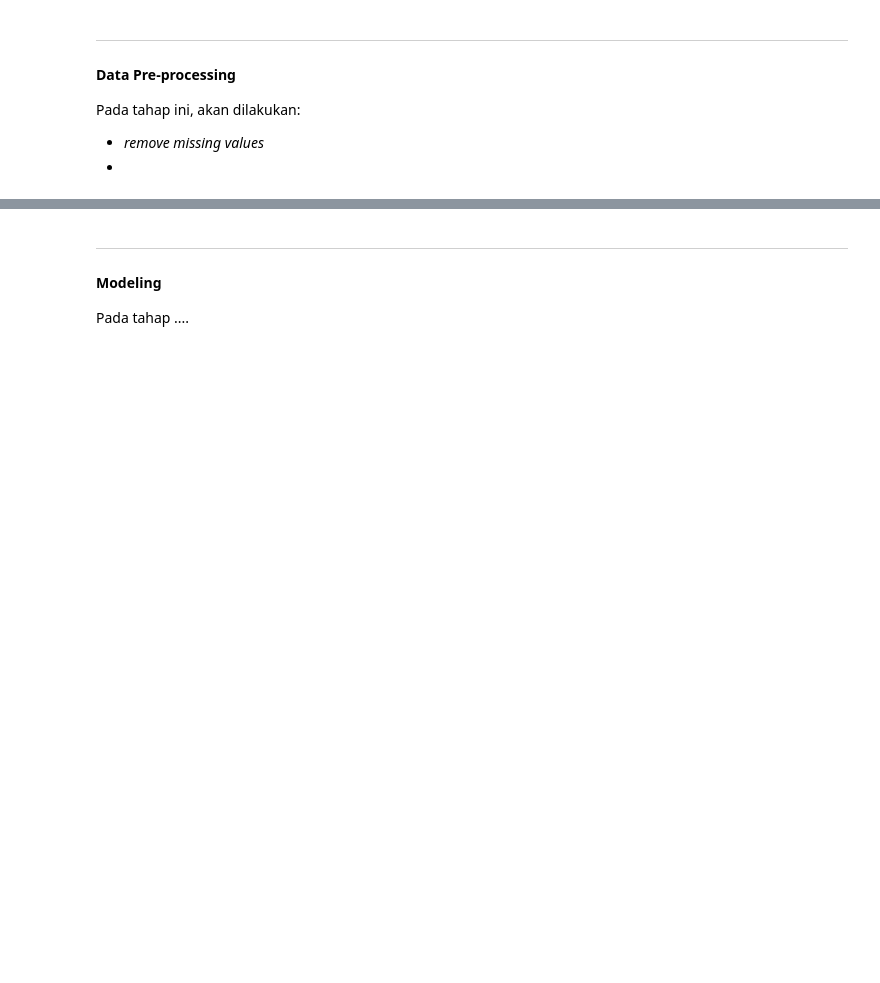
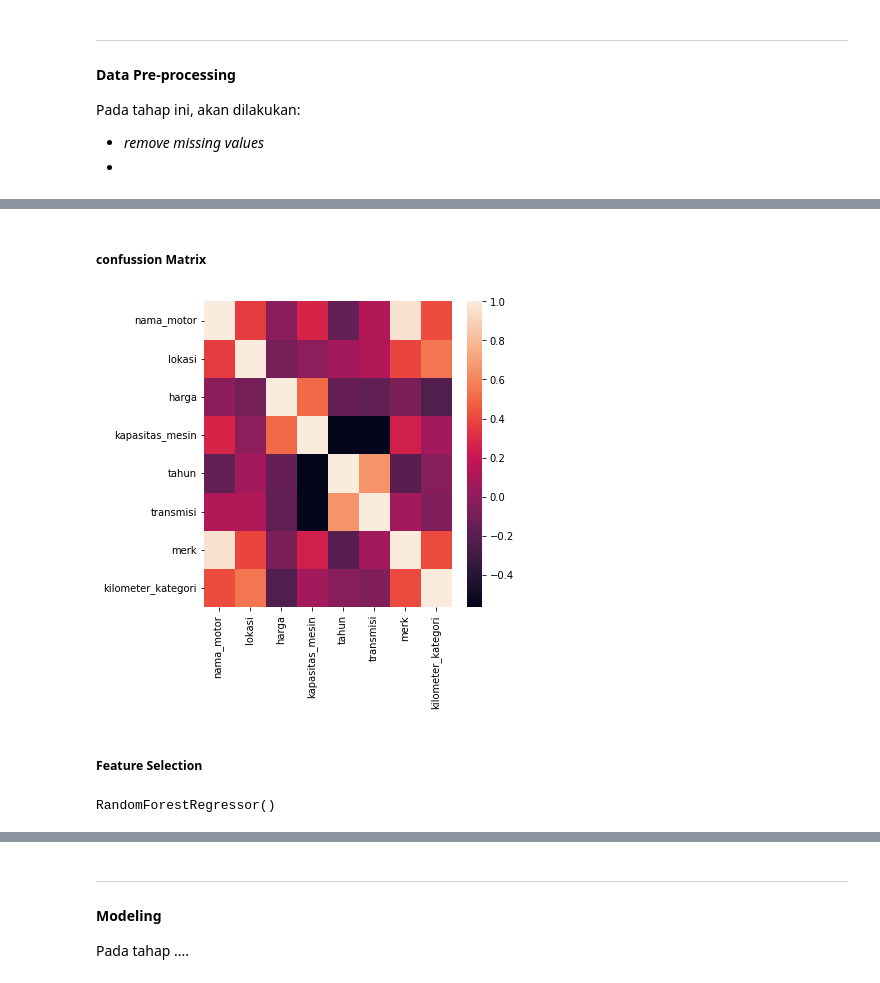
Before and after one commit to daff00/used-motorcycle-price-prediction, a Jupyter notebook: project.ipynb, the cells around one changed output, grey strips where cells are left out. Saved outputs shown, nothing was run; the diff lists cells and outputs as text; code cells hidden in the pictures; blank space fills up the shorter version.

```diff
--- a/project.ipynb
+++ b/project.ipynb
@@ -181,0 +267,2 @@ Pada tahap ini, akan dilakukan:
+# %%
+used_motor['kilometer_kategori'] = used_motor['kilometer'].replace({'>30000 KM': 'Tinggi', '5000 - 10000KM': 'Sedang', '10000 - 20000KM': 'Sedang', '1000 - 5000 KM': 'Rendah'})
@@ -181,0 +292,11 @@ Pada tahap ini, akan dilakukan:
+# %%
+# Initialize LabelEncoder
+le = LabelEncoder()
+
+# Select column wiht categorical values
+cols = ['nama_motor', 'lokasi', 'kapasitas_mesin', 'tahun', 'transmisi', 'kilometer_kategori', 'merk']
+for i in cols:
+    used_motor[i] = le.fit_transform(used_motor[i]) + 1
+
+# Check the data
+used_motor.head()
@@ -181,0 +312,3 @@ Pada tahap ini, akan dilakukan:
+# %%
+used_motor = used_motor.drop(columns=['kilometer', 'deskripsi', 'url'])
+used_motor.head()
@@ -181,0 +324,12 @@ Pada tahap ini, akan dilakukan:
+# %%
+# Initialize MinMaxScaler
+mms = MinMaxScaler()
+
+# Normalisasi
+standard = mms.fit_transform(used_motor)
+
+# Save the Normalize result to dataframe
+used_motor = pd.DataFrame(standard, columns=used_motor.columns)
+
+# See the data
+used_motor.head()
@@ -181,0 +343,13 @@ Pada tahap ini, akan dilakukan:
+# %% [markdown]
+##### confussion Matrix
+# %%
+correlation = used_motor.corr()
+
+plt.figure(figsize=(6,6))
+sns.heatmap(correlation)
+plt.tight_layout()
+plt.show()
+# %% [output]
+[figure, added]
+# %% [markdown]
+##### Feature Selection
@@ -181,0 +363,10 @@ Pada tahap ini, akan dilakukan:
+# %%
+import pandas as pd
+import matplotlib.pyplot as plt
+from sklearn.ensemble import RandomForestRegressor
+
+# Random forest regressor untuk memilih feature importance
+rf = RandomForestRegressor()
+rf.fit(X_train, y_train)
+# %% [output]
+RandomForestRegressor()
```
Also changed, not shown: parts of 18 cells of this notebook.
